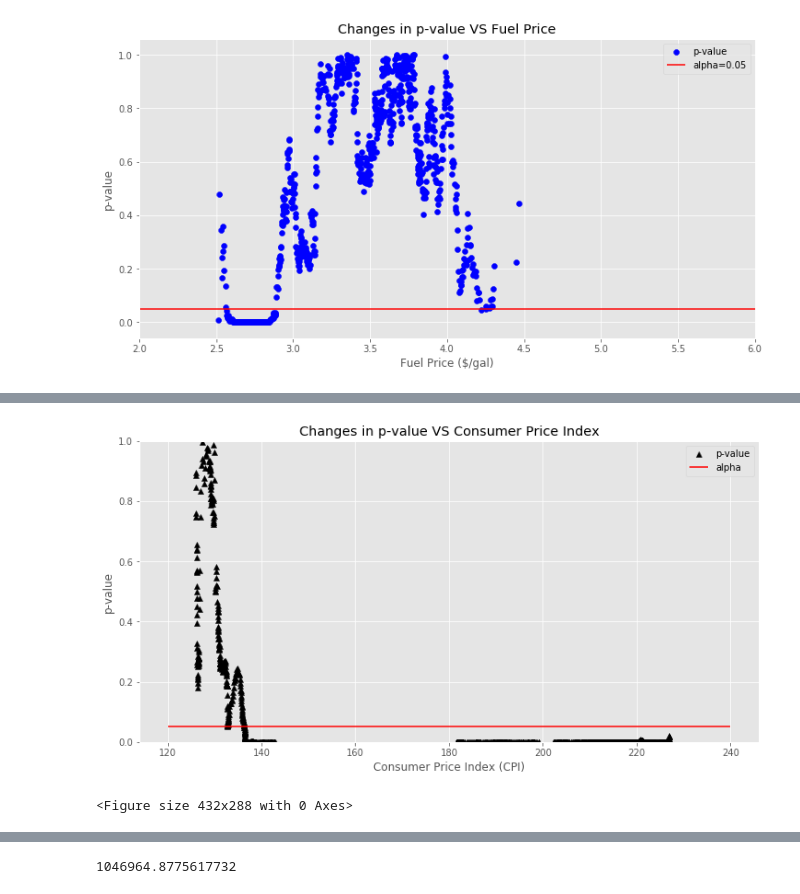
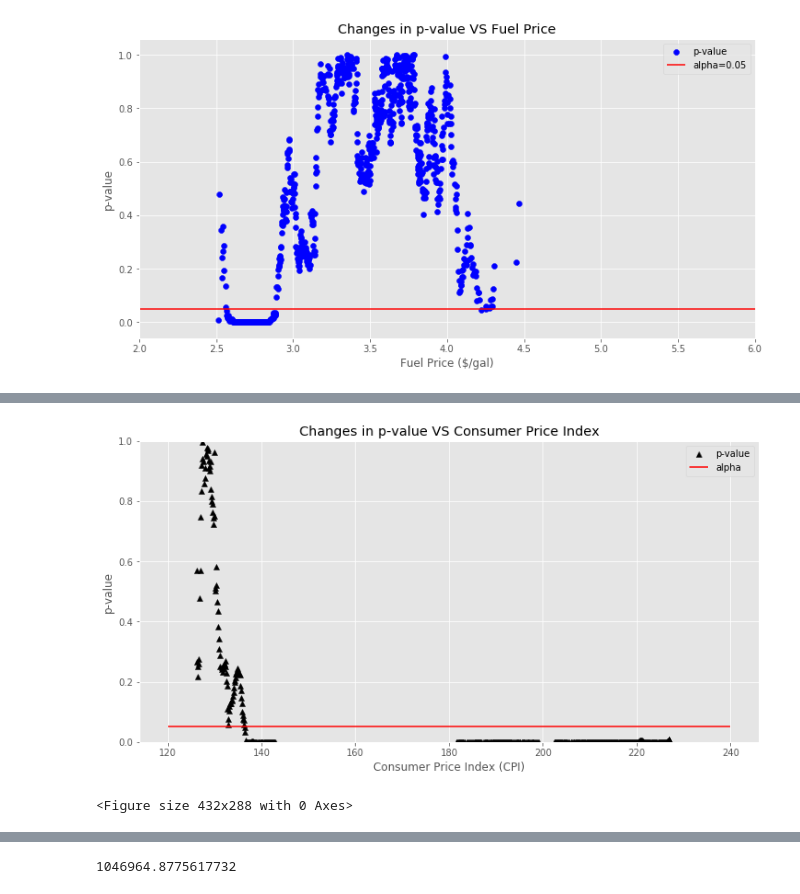
Before and after one commit to Niv-19/Capstone1_Niv, a Jupyter notebook: Walmart Sales Analysis.ipynb, the cells around one changed output, grey strips where cells are left out. Saved outputs shown, nothing was run; the diff lists cells and outputs as text; code cells hidden in the pictures.

```diff
--- a/Walmart Sales Analysis.ipynb
+++ b/Walmart Sales Analysis.ipynb
@@ -721,6 +721,7 @@ walmart_data.CPI.min()
 # %%
 from scipy.stats import ttest_ind
 fig,ax=plt.subplots(figsize=(12,6))
+walmart_data.Unemployment=np.round(walmart_data.Unemployment,2)
 x=walmart_data.Unemployment.unique()
 def p_value_unemployment (x):
     unemploy_sort=walmart_data[['Unemployment','Weekly_Sales']].sort_values(by ='Unemployment',ascending=False)
@@ -823,37 +824,38 @@ array([2.472, 2.513, 2.514, 2.52 , 2.533, 2.539, 2.54 , 2.542, 2.545,
 # %%
 from scipy.stats import ttest_ind
 fig,ax=plt.subplots(figsize=(12,6))
+walmart_data.CPI=np.round(walmart_data.CPI,1)
 x=walmart_data.CPI.unique()
 def p_value_unemployment (x):
     cpi_sort=walmart_data[['CPI','Weekly_Sales']].sort_values(by ='CPI',ascending=False)
     p_list=[]
     for i in x:
         mask1=cpi_sort.CPI>=i
         mask2=cpi_sort.CPI<i
         high_cpi_sale=cpi_sort[mask1]
         high_cpi_sale
         low_cpi_sale=cpi_sort[mask2]
         low_cpi_sale
         #applying t_test
         data1=np.array(high_cpi_sale.Weekly_Sales)
         data2=np.array(low_cpi_sale.Weekly_Sales)
         stat, p = ttest_ind(data1, data2,equal_var=False)
         p_list.append(p)
     return p_list
 
 alpha=0.05
 p_value_list=p_value_unemployment(x)
 #p_list_impact=[i for i in p_value_list if i<0.05]
 #p_list_noimpact=[i for i in p_value_list if i>=0.05]
 ax.scatter(x,p_value_list,c='k',marker='^',label='p-value')
 plt.hlines(alpha,120,240,colors='r',label='alpha')
 ax.set_xlabel('Consumer Price Index (CPI)')
 ax.set_ylabel('p-value')
 ax.set_ylim(0.0,1)
 ax.set_title("Changes in p-value VS Consumer Price Index")
 ax.legend()
 plt.show()
 plt.tight_layout()
 # %% [output]
-[figure, old version]
+[figure, new version]
 <Figure size 432x288 with 0 Axes>
```
Also changed, not shown: parts of 12 cells of this notebook.
